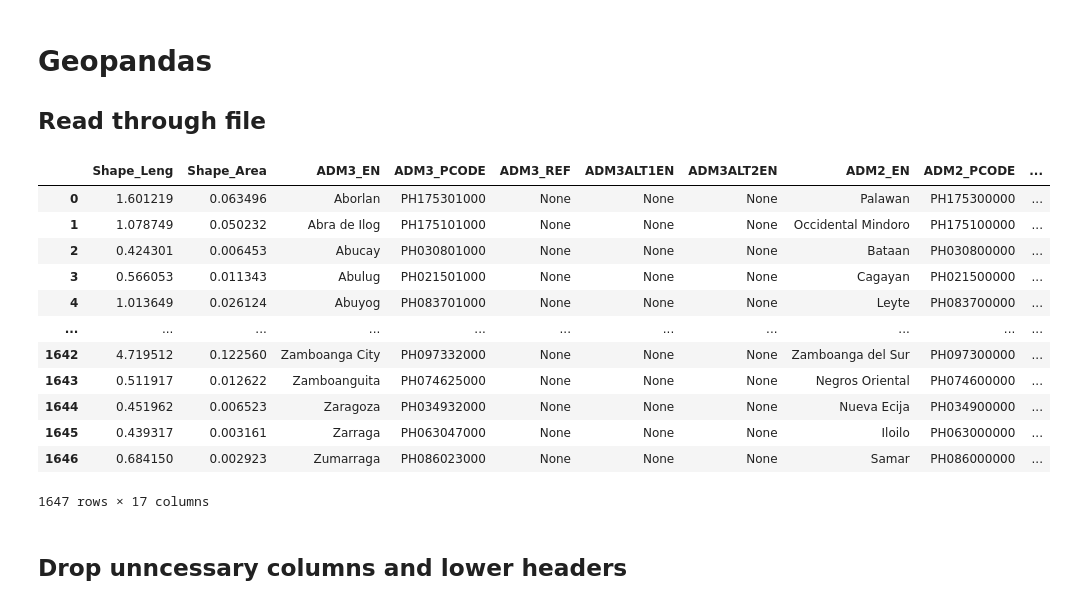
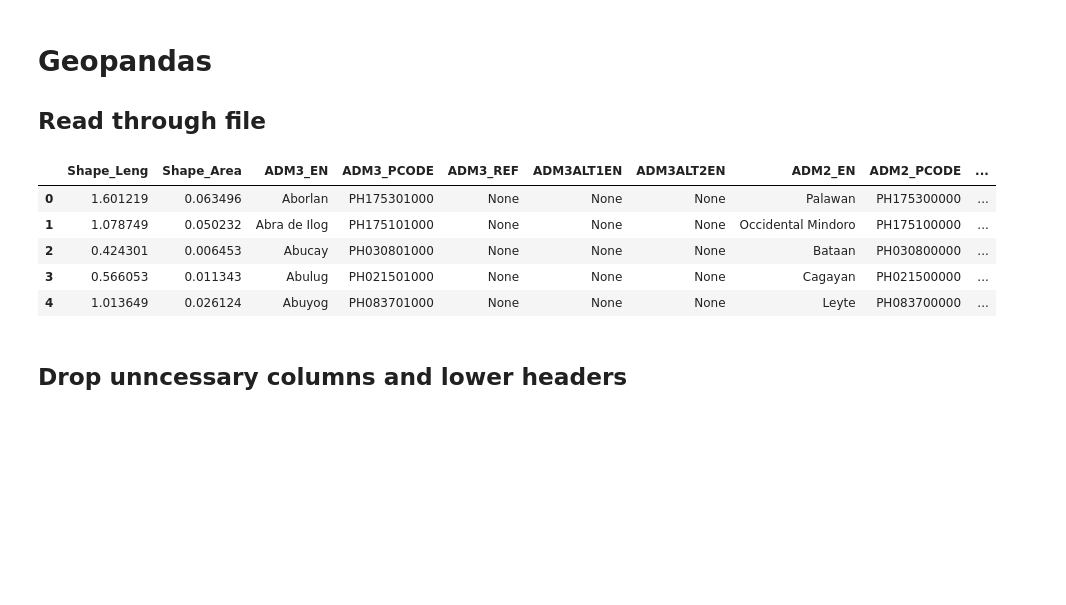
Before and after one commit to pmagtulis/covid-ph-map, a Jupyter notebook: notebooks/municipal_covid_cases.ipynb, the cells around one changed output. Saved outputs shown, nothing was run; the diff lists cells and outputs as text; code cells hidden in the pictures; blank space fills up the shorter version.

```diff
--- a/notebooks/municipal_covid_cases.ipynb
+++ b/notebooks/municipal_covid_cases.ipynb
@@ -124,21 +117,14 @@ df
 ## Read through file
 # %%
 municipal = gpd.read_file('municipal_map.zip')
-municipal
+municipal.head()
 # %% [output]
 |  | Shape_Leng | Shape_Area | ADM3_EN | ADM3_PCODE | ADM3_REF | ADM3ALT1EN | ADM3ALT2EN | ADM2_EN | ADM2_PCODE | ... |
 | 0 | 1.601219 | 0.063496 | Aborlan | PH175301000 | None | None | None | Palawan | PH175300000 | ... |
 | 1 | 1.078749 | 0.050232 | Abra de Ilog | PH175101000 | None | None | None | Occidental Mindoro | PH175100000 | ... |
 | 2 | 0.424301 | 0.006453 | Abucay | PH030801000 | None | None | None | Bataan | PH030800000 | ... |
 | 3 | 0.566053 | 0.011343 | Abulug | PH021501000 | None | None | None | Cagayan | PH021500000 | ... |
 | 4 | 1.013649 | 0.026124 | Abuyog | PH083701000 | None | None | None | Leyte | PH083700000 | ... |
-| ... | ... | ... | ... | ... | ... | ... | ... | ... | ... | ... |
-| 1642 | 4.719512 | 0.122560 | Zamboanga City | PH097332000 | None | None | None | Zamboanga del Sur | PH097300000 | ... |
-| 1643 | 0.511917 | 0.012622 | Zamboanguita | PH074625000 | None | None | None | Negros Oriental | PH074600000 | ... |
-| 1644 | 0.451962 | 0.006523 | Zaragoza | PH034932000 | None | None | None | Nueva Ecija | PH034900000 | ... |
-| 1645 | 0.439317 | 0.003161 | Zarraga | PH063047000 | None | None | None | Iloilo | PH063000000 | ... |
-| 1646 | 0.684150 | 0.002923 | Zumarraga | PH086023000 | None | None | None | Samar | PH086000000 | ... |
-1647 rows × 17 columns
 # %% [markdown]
 ## Drop unncessary columns and lower headers
 # %%
```
Also changed, not shown: parts of 7 cells of this notebook.
